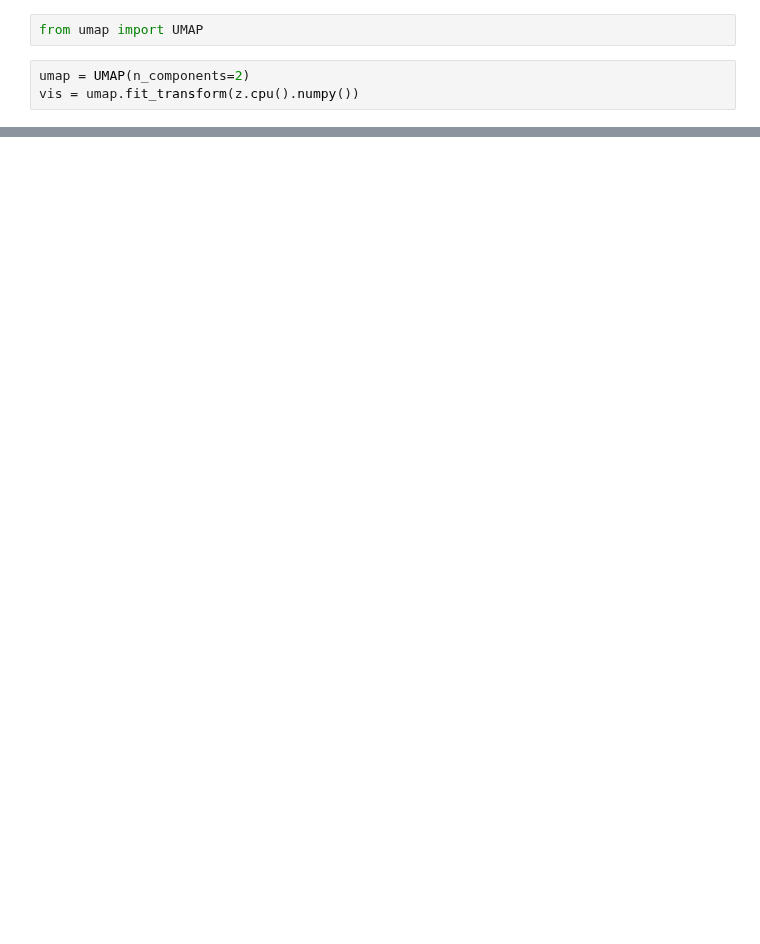
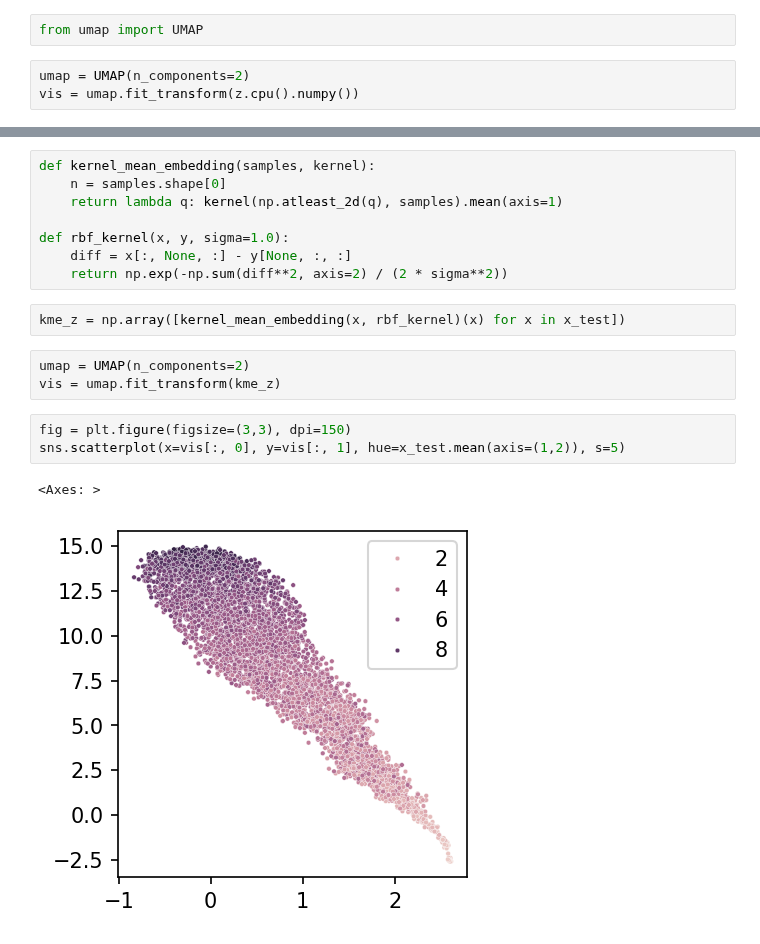
Before and after one commit to njwfish/DistributionEmbeddings, a Jupyter notebook: normal_pois_blend.ipynb, the cells around one changed output, grey strips where cells are left out. Saved outputs shown, nothing was run; the diff lists cells and outputs as text; blank space fills up the shorter version.

```diff
--- a/normal_pois_blend.ipynb
+++ b/normal_pois_blend.ipynb
@@ -88,0 +106,19 @@ sns.scatterplot(x=vis[:, 0], y=vis[:, 1], hue=test_labels, s=5)
+# %%
+def kernel_mean_embedding(samples, kernel):
+    n = samples.shape[0]
+    return lambda q: kernel(np.atleast_2d(q), samples).mean(axis=1)
+
+def rbf_kernel(x, y, sigma=1.0):
+    diff = x[:, None, :] - y[None, :, :]
+    return np.exp(-np.sum(diff**2, axis=2) / (2 * sigma**2))
+# %%
+kme_z = np.array([kernel_mean_embedding(x, rbf_kernel)(x) for x in x_test])
+# %%
+umap = UMAP(n_components=2)
+vis = umap.fit_transform(kme_z)
+# %%
+fig = plt.figure(figsize=(3,3), dpi=150)
+sns.scatterplot(x=vis[:, 0], y=vis[:, 1], hue=x_test.mean(axis=(1,2)), s=5)
+# %% [output]
+<Axes: >
+[figure, added]
```
Also changed, not shown: parts of 7 cells of this notebook, 2 other files.
